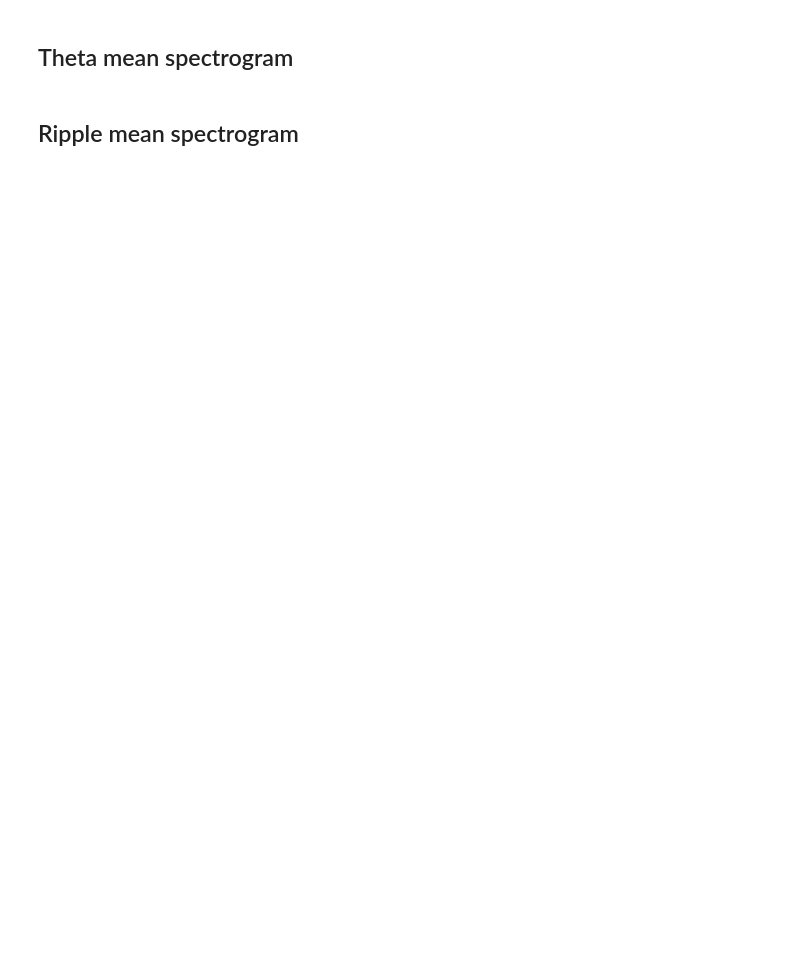
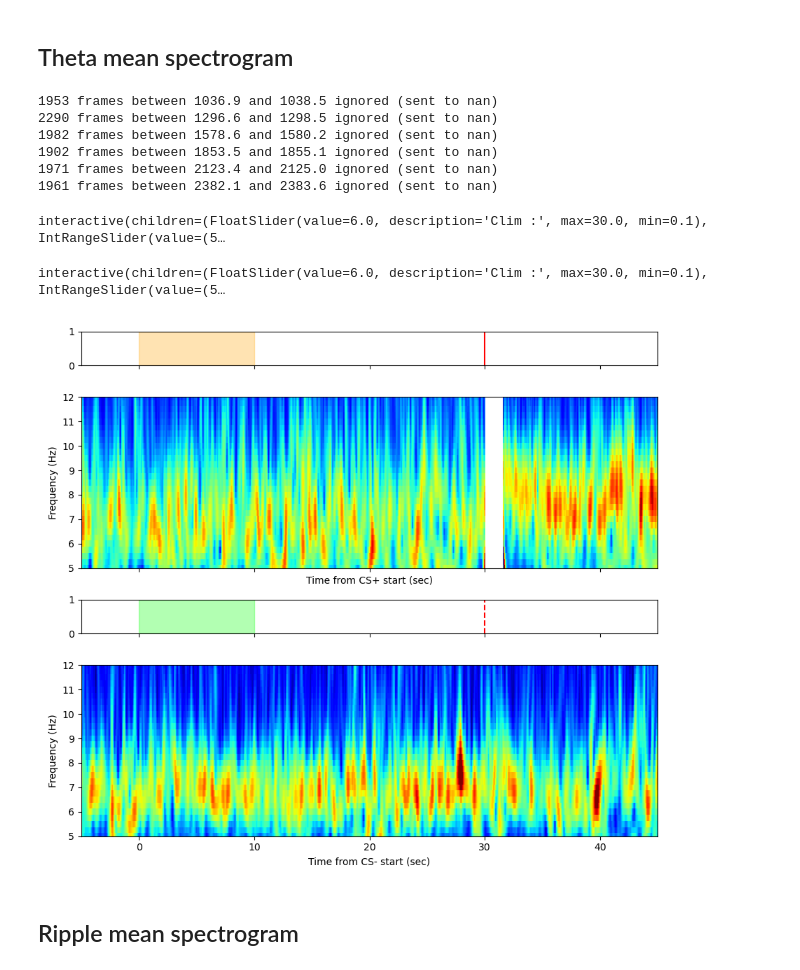
Before and after one commit to nkinsky/TraceFC, a Jupyter notebook: Notebooks/Spectral_Analysis.ipynb, the cells around one changed output. Saved outputs shown, nothing was run; the diff lists cells and outputs as text; code cells hidden in the pictures; blank space fills up the shorter version.

Commit message:
enh - red line plot on CS+ for training plots

```diff
--- a/Notebooks/Spectral_Analysis.ipynb
+++ b/Notebooks/Spectral_Analysis.ipynb
@@ -337,31 +390,45 @@ if process_cs2:
 ## Theta mean spectrogram
 # %%
 from tracefc.plotting.signals import plot_cs_mean_wavelet
-cs_buffer = (5, 35)
+cs_buffer = (5, 45)
 
 # For recall sessions
 if sess_name.find("recall") == 0:
     _, ax = plt.subplots(6, 1, figsize=(9, 12), height_ratios=[1, 5, 1, 5, 1, 5], layout='tight', sharex=True)
     _, std_sxx = plot_cs_mean_wavelet(wv_theta, cs_starts_combined, 'CS+', buffer_sec=cs_buffer, freq_lims=theta_freq_lims,
                          ignore_epochs=art_epochs, ax=ax[:2])
     plot_cs_mean_wavelet(wv_theta, csn_starts_combined, 'CS-', buffer_sec=cs_buffer, freq_lims=theta_freq_lims,
                          ignore_epochs=art_epochs, std_sxx=std_sxx, ax=ax[2:4])
     plot_cs_mean_wavelet(wv_theta, cs2_starts_combined, 'CS+', buffer_sec=cs_buffer, freq_lims=theta_freq_lims,
                          ignore_epochs=art_epochs, std_sxx=std_sxx, ax=ax[4:])
     ax[5].set_title('CS+ at end of control tone recall session')
 
 if sess_name.find("training") == 0: # for training sessions
     _, ax = plt.subplots(4, 1, figsize=(9, 8), height_ratios=[1, 5, 1, 5], layout='tight', sharex=True)
     _, std_sxx = plot_cs_mean_wavelet(wv_theta, cs_starts_combined, 'CS+', buffer_sec=cs_buffer, freq_lims=theta_freq_lims,
                          ignore_epochs=art_epochs, ax=ax[:2])
     plot_cs_mean_wavelet(wv_theta, csn_starts_combined, 'CS-', buffer_sec=cs_buffer, freq_lims=theta_freq_lims,
                          ignore_epochs=art_epochs, std_sxx=std_sxx, ax=ax[2:4])
 
+    # Change red line to solid
+    line_ind = np.where([isinstance(a, plt.Line2D) for a in ax[0].get_children()])[0][0]
+    ax[0].get_children()[line_ind].set_linestyle('-')
+
 elif sess_name.find("habituation") == 0: # For habituation sessions
     _, ax = plt.subplots(2, 1, figsize=(9, 4), height_ratios=[1, 5], layout='tight', sharex=True)
 
     plot_cs_mean_wavelet(wv_theta, csn_starts_combined, 'CS-', buffer_sec=cs_buffer, freq_lims=theta_freq_lims,
                          ignore_epochs=art_epochs, std_sxx=None, ax=ax[:2])
+# %% [output]
+1953 frames between 1036.9 and 1038.5 ignored (sent to nan)
+2290 frames between 1296.6 and 1298.5 ignored (sent to nan)
+1982 frames between 1578.6 and 1580.2 ignored (sent to nan)
+1902 frames between 1853.5 and 1855.1 ignored (sent to nan)
+1971 frames between 2123.4 and 2125.0 ignored (sent to nan)
+1961 frames between 2382.1 and 2383.6 ignored (sent to nan)
+interactive(children=(FloatSlider(value=6.0, description='Clim :', max=30.0, min=0.1), IntRangeSlider(value=(5…
+interactive(children=(FloatSlider(value=6.0, description='Clim :', max=30.0, min=0.1), IntRangeSlider(value=(5…
+[figure, added]
 # %% [markdown]
 ## Ripple mean spectrogram
 # %%
```
Also changed, not shown: parts of 8 cells of this notebook.
